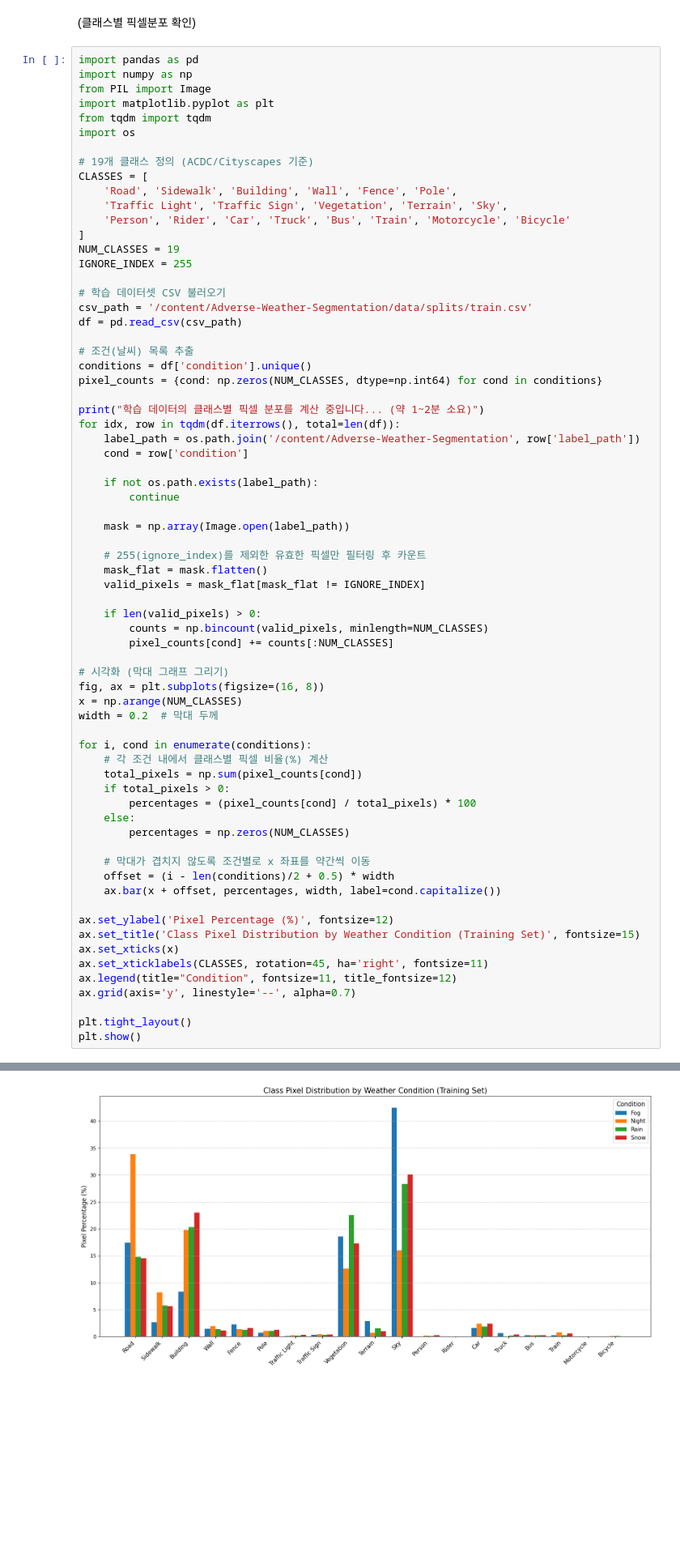
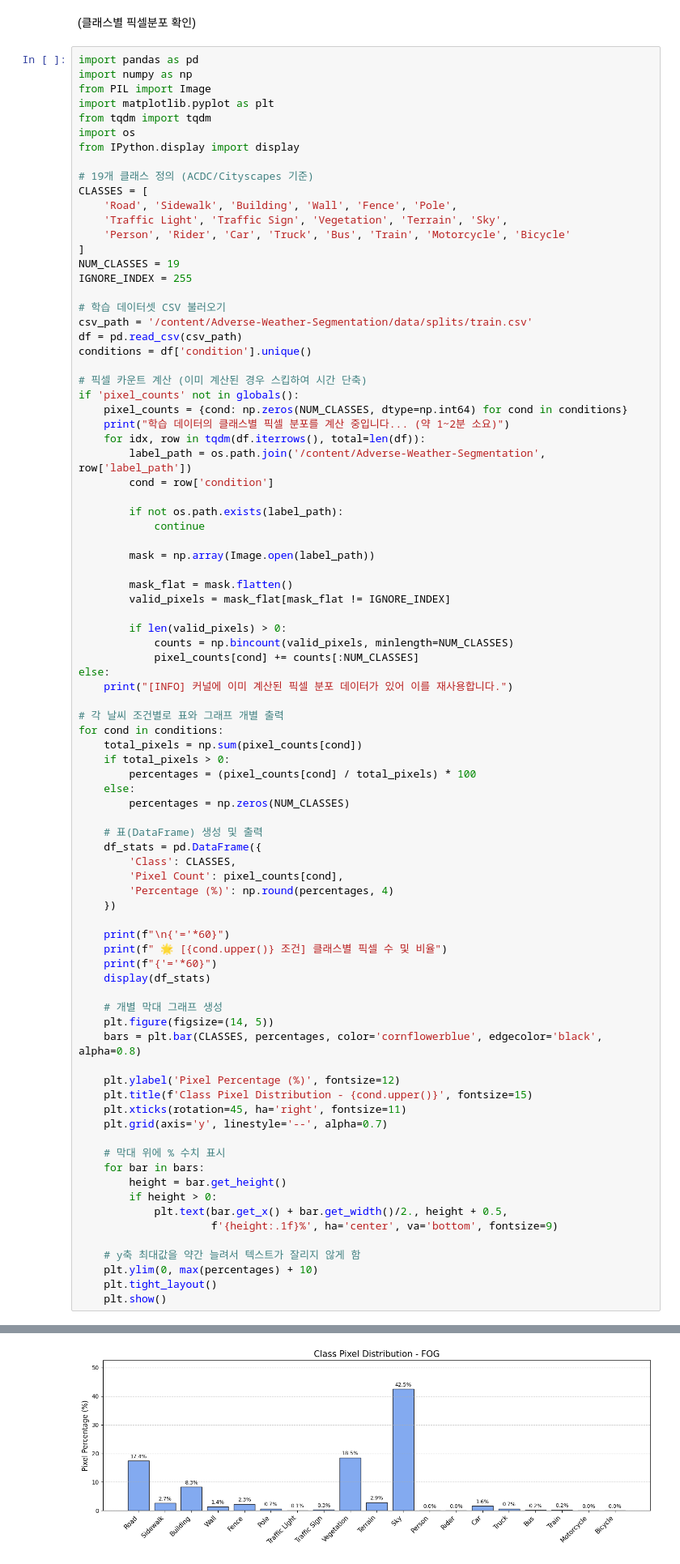
Before and after one commit to sangchun1/Adverse-Weather-Segmentation, a Jupyter notebook: scripts/colab_run_baseline.ipynb, the cells around one changed output, grey strips where cells are left out. Shown at 81% size. Drawn from its saved outputs; the diff is of its cells as text; blank space fills up the shorter version.

```diff
--- a/scripts/colab_run_baseline.ipynb
+++ b/scripts/colab_run_baseline.ipynb
@@ -307,6 +307,7 @@ from PIL import Image
 import matplotlib.pyplot as plt
 from tqdm import tqdm
 import os
+from IPython.display import display
 
 # 19개 클래스 정의 (ACDC/Cityscapes 기준)
 CLASSES = [
@@ -320,53 +321,68 @@ IGNORE_INDEX = 255
 # 학습 데이터셋 CSV 불러오기
 csv_path = '/content/Adverse-Weather-Segmentation/data/splits/train.csv'
 df = pd.read_csv(csv_path)
+conditions = df['condition'].unique()
 
-# 조건(날씨) 목록 추출
-conditions = df['condition'].unique()
-pixel_counts = {cond: np.zeros(NUM_CLASSES, dtype=np.int64) for cond in conditions}
+# 픽셀 카운트 계산 (이미 계산된 경우 스킵하여 시간 단축)
+if 'pixel_counts' not in globals():
+    pixel_counts = {cond: np.zeros(NUM_CLASSES, dtype=np.int64) for cond in conditions}
+    print("학습 데이터의 클래스별 픽셀 분포를 계산 중입니다... (약 1~2분 소요)")
+    for idx, row in tqdm(df.iterrows(), total=len(df)):
+        label_path = os.path.join('/content/Adverse-Weather-Segmentation', row['label_path'])
+        cond = row['condition']
 
-print("학습 데이터의 클래스별 픽셀 분포를 계산 중입니다... (약 1~2분 소요)")
-for idx, row in tqdm(df.iterrows(), total=len(df)):
-    label_path = os.path.join('/content/Adverse-Weather-Segmentation', row['label_path'])
-    cond = row['condition']
+        if not os.path.exists(label_path):
+            continue
 
-    if not os.path.exists(label_path):
-        continue
+        mask = np.array(Image.open(label_path))
 
-    mask = np.array(Image.open(label_path))
+        mask_flat = mask.flatten()
+        valid_pixels = mask_flat[mask_flat != IGNORE_INDEX]
 
-    # 255(ignore_index)를 제외한 유효한 픽셀만 필터링 후 카운트
-    mask_flat = mask.flatten()
-    valid_pixels = mask_flat[mask_flat != IGNORE_INDEX]
+        if len(valid_pixels) > 0:
+            counts = np.bincount(valid_pixels, minlength=NUM_CLASSES)
+            pixel_counts[cond] += counts[:NUM_CLASSES]
+else:
+    print("[INFO] 커널에 이미 계산된 픽셀 분포 데이터가 있어 이를 재사용합니다.")
 
-    if len(valid_pixels) > 0:
-        counts = np.bincount(valid_pixels, minlength=NUM_CLASSES)
-        pixel_counts[cond] += counts[:NUM_CLASSES]
-
-# 시각화 (막대 그래프 그리기)
-fig, ax = plt.subplots(figsize=(16, 8))
-x = np.arange(NUM_CLASSES)
-width = 0.2  # 막대 두께
-
-for i, cond in enumerate(conditions):
-    # 각 조건 내에서 클래스별 픽셀 비율(%) 계산
+# 각 날씨 조건별로 표와 그래프 개별 출력
+for cond in conditions:
     total_pixels = np.sum(pixel_counts[cond])
     if total_pixels > 0:
         percentages = (pixel_counts[cond] / total_pixels) * 100
     else:
         percentages = np.zeros(NUM_CLASSES)
 
-    # 막대가 겹치지 않도록 조건별로 x 좌표를 약간씩 이동
-    offset = (i - len(conditions)/2 + 0.5) * width
-    ax.bar(x + offset, percentages, width, label=cond.capitalize())
+    # 표(DataFrame) 생성 및 출력
+    df_stats = pd.DataFrame({
+        'Class': CLASSES,
+        'Pixel Count': pixel_counts[cond],
+        'Percentage (%)': np.round(percentages, 4)
+    })
 
-ax.set_ylabel('Pixel Percentage (%)', fontsize=12)
-ax.set_title('Class Pixel Distribution by Weather Condition (Training Set)', fontsize=15)
-ax.set_xticks(x)
-ax.set_xticklabels(CLASSES, rotation=45, ha='right', fontsize=11)
-ax.legend(title="Condition", fontsize=11, title_fontsize=12)
-ax.grid(axis='y', linestyle='--', alpha=0.7)
+    print(f"\n{'='*60}")
+    print(f" 🌟 [{cond.upper()} 조건] 클래스별 픽셀 수 및 비율")
+    print(f"{'='*60}")
+    display(df_stats)
 
-plt.tight_layout()
-plt.show()
+    # 개별 막대 그래프 생성
+    plt.figure(figsize=(14, 5))
+    bars = plt.bar(CLASSES, percentages, color='cornflowerblue', edgecolor='black', alpha=0.8)
+
+    plt.ylabel('Pixel Percentage (%)', fontsize=12)
+    plt.title(f'Class Pixel Distribution - {cond.upper()}', fontsize=15)
+    plt.xticks(rotation=45, ha='right', fontsize=11)
+    plt.grid(axis='y', linestyle='--', alpha=0.7)
+
+    # 막대 위에 % 수치 표시
+    for bar in bars:
+        height = bar.get_height()
+        if height > 0:
+            plt.text(bar.get_x() + bar.get_width()/2., height + 0.5,
+                     f'{height:.1f}%', ha='center', va='bottom', fontsize=9)
+
+    # y축 최대값을 약간 늘려서 텍스트가 잘리지 않게 함
+    plt.ylim(0, max(percentages) + 10)
+    plt.tight_layout()
+    plt.show()
 # %% [output]
@@ -374 +411 @@ plt.show()
-[figure, old version]
+[figure, new version]
```
Also changed, not shown: parts of 2 cells of this notebook.
